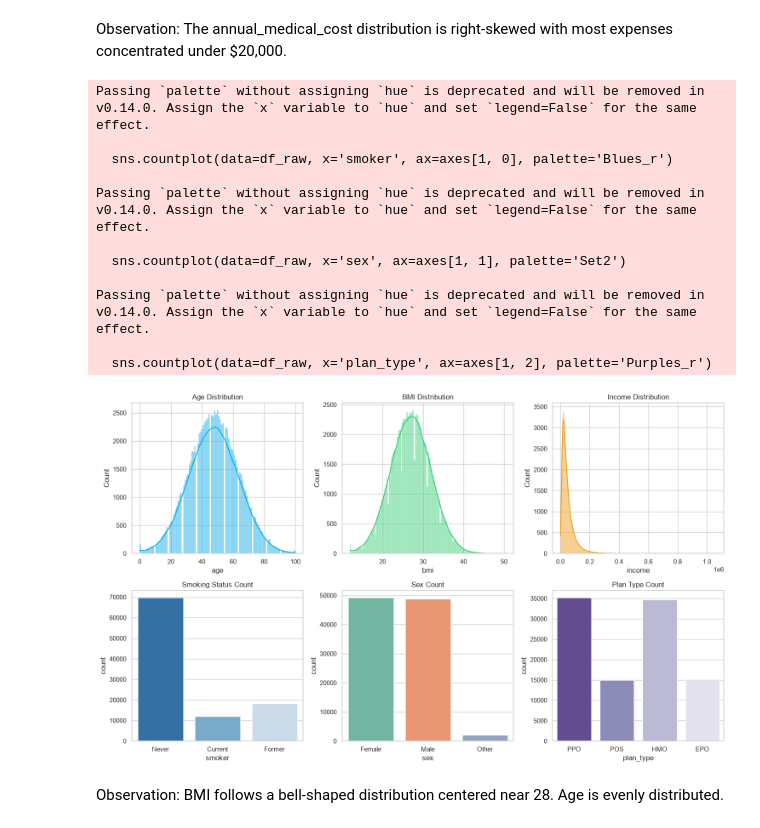
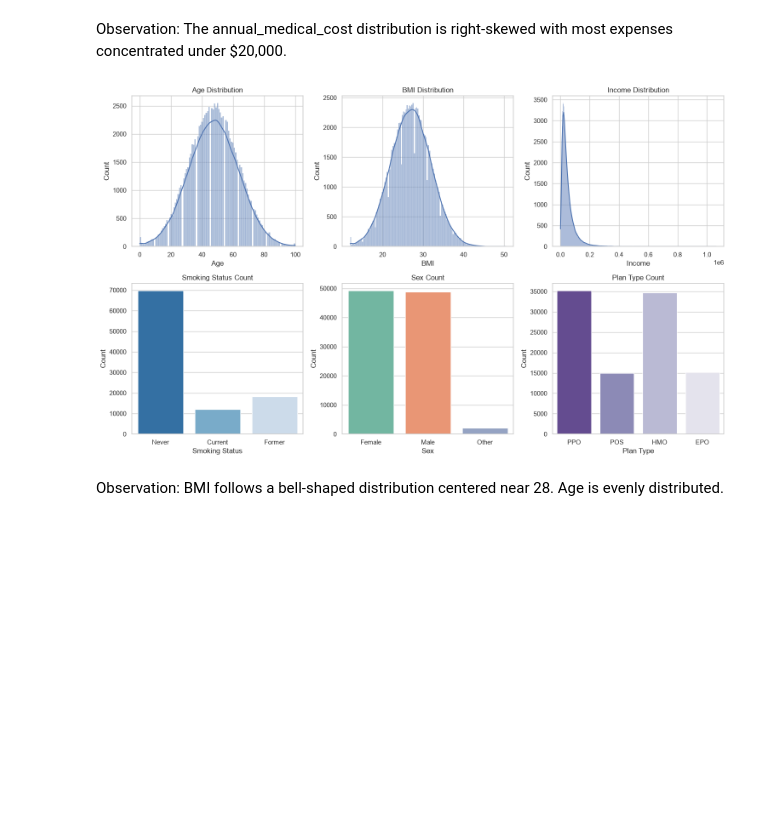
Before and after one commit to hemu1196/Healthcare-Insurance-Cost-Prediction, a Jupyter notebook: notebooks/review_1_capstone.ipynb, the cells around one changed output. Drawn from its saved outputs; the diff is of its cells as text; code cells hidden in the pictures; blank space fills up the shorter version.

```diff
--- a/notebooks/review_1_capstone.ipynb
+++ b/notebooks/review_1_capstone.ipynb
@@ -133,39 +133,66 @@ plt.show()
 Observation: The annual_medical_cost distribution is right-skewed with most expenses concentrated under $20,000.
 # %%
 # Numerical & Categorical Distributions
+
 fig, axes = plt.subplots(2, 3, figsize=(15, 9))
-sns.histplot(df_raw['age'], kde=True, ax=axes[0, 0], color='#00A8E8')
+
+# Numerical distributions
+sns.histplot(df_raw['age'], kde=True, ax=axes[0, 0])
 axes[0, 0].set_title('Age Distribution')
+axes[0, 0].set_xlabel('Age')
+axes[0, 0].set_ylabel('Count')
 
-sns.histplot(df_raw['bmi'], kde=True, ax=axes[0, 1], color='#2ECC71')
+sns.histplot(df_raw['bmi'], kde=True, ax=axes[0, 1])
 axes[0, 1].set_title('BMI Distribution')
+axes[0, 1].set_xlabel('BMI')
+axes[0, 1].set_ylabel('Count')
 
-sns.histplot(df_raw['income'], kde=True, ax=axes[0, 2], color='#F39C12')
+sns.histplot(df_raw['income'], kde=True, ax=axes[0, 2])
 axes[0, 2].set_title('Income Distribution')
+axes[0, 2].set_xlabel('Income')
+axes[0, 2].set_ylabel('Count')
 
-sns.countplot(data=df_raw, x='smoker', ax=axes[1, 0], palette='Blues_r')
+# Categorical distributions
+sns.countplot(
+    data=df_raw,
+    x='smoker',
+    hue='smoker',
+    ax=axes[1, 0],
+    palette='Blues_r',
+    legend=False
+)
 axes[1, 0].set_title('Smoking Status Count')
+axes[1, 0].set_xlabel('Smoking Status')
+axes[1, 0].set_ylabel('Count')
 
-sns.countplot(data=df_raw, x='sex', ax=axes[1, 1], palette='Set2')
+sns.countplot(
+    data=df_raw,
+    x='sex',
+    hue='sex',
+    ax=axes[1, 1],
+    palette='Set2',
+    legend=False
+)
 axes[1, 1].set_title('Sex Count')
+axes[1, 1].set_xlabel('Sex')
+axes[1, 1].set_ylabel('Count')
 
-sns.countplot(data=df_raw, x='plan_type', ax=axes[1, 2], palette='Purples_r')
+sns.countplot(
+    data=df_raw,
+    x='plan_type',
+    hue='plan_type',
+    ax=axes[1, 2],
+    palette='Purples_r',
+    legend=False
+)
 axes[1, 2].set_title('Plan Type Count')
+axes[1, 2].set_xlabel('Plan Type')
+axes[1, 2].set_ylabel('Count')
+
 plt.tight_layout()
 plt.show()
 # %% [output]
-Passing `palette` without assigning `hue` is deprecated and will be removed in v0.14.0. Assign the `x` variable to `hue` and set `legend=False` for the same effect.
-
-  sns.countplot(data=df_raw, x='smoker', ax=axes[1, 0], palette='Blues_r')
-
-Passing `palette` without assigning `hue` is deprecated and will be removed in v0.14.0. Assign the `x` variable to `hue` and set `legend=False` for the same effect.
-
-  sns.countplot(data=df_raw, x='sex', ax=axes[1, 1], palette='Set2')
-
-Passing `palette` without assigning `hue` is deprecated and will be removed in v0.14.0. Assign the `x` variable to `hue` and set `legend=False` for the same effect.
-
-  sns.countplot(data=df_raw, x='plan_type', ax=axes[1, 2], palette='Purples_r')
-[figure, old version]
+[figure, new version]
 # %% [markdown]
 Observation: BMI follows a bell-shaped distribution centered near 28. Age is evenly distributed.
 # %%
```
Also changed, not shown: parts of 9 cells of this notebook, 5 other files.
